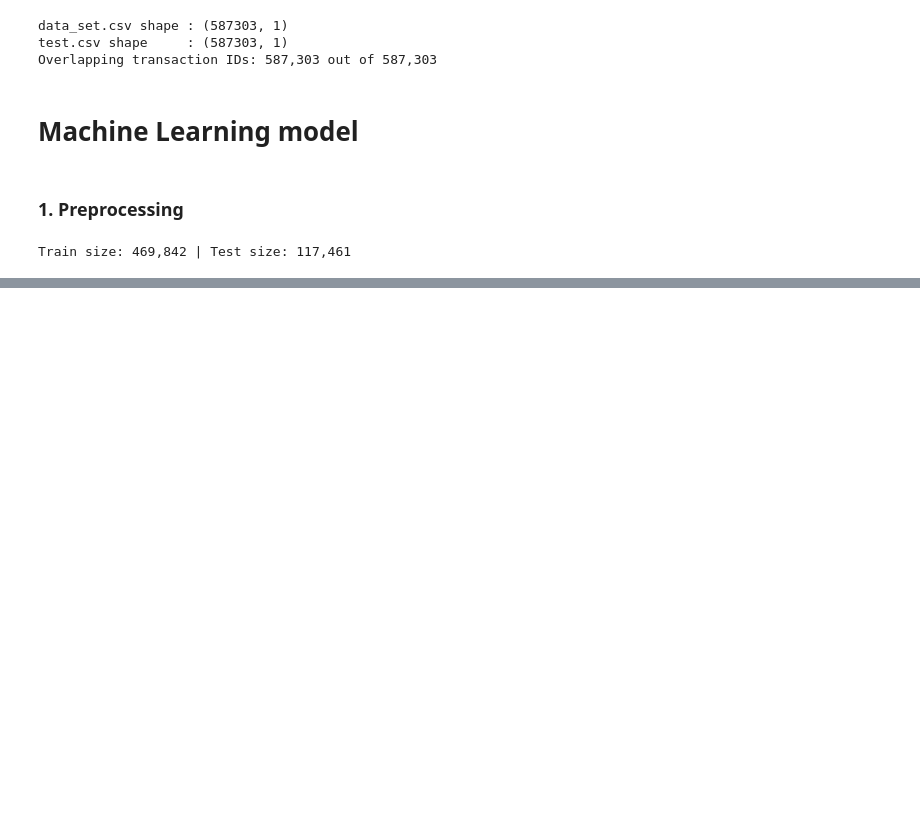
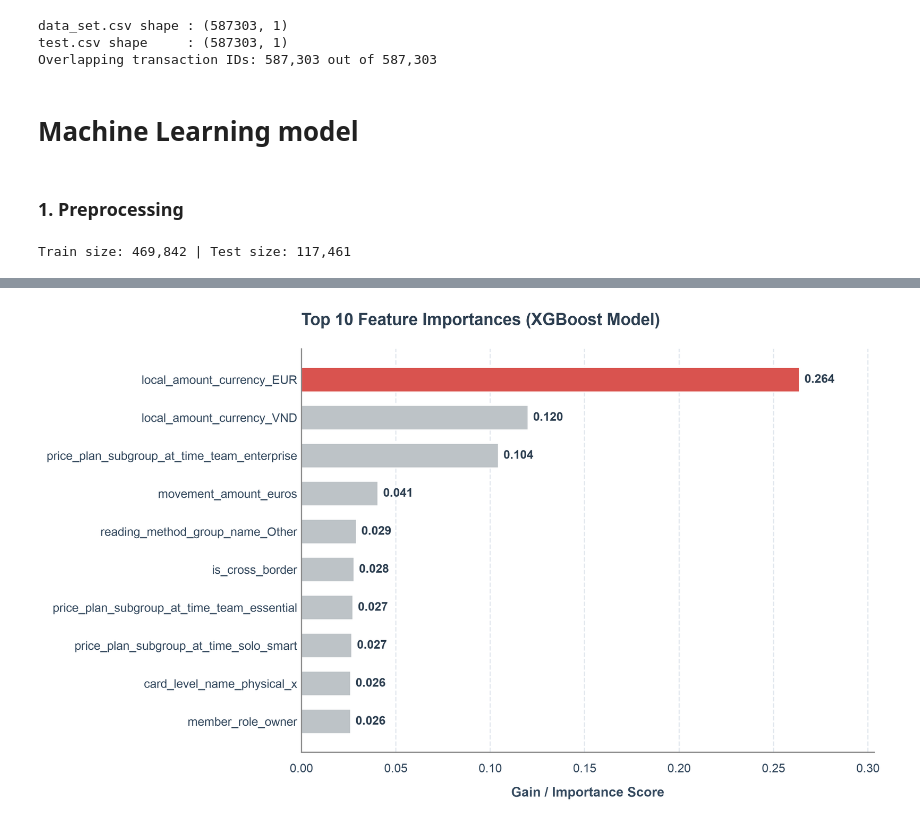
Before and after one commit to onantha/QontoBC, a Jupyter notebook: fraud_analysis.ipynb, the cells around one changed output, grey strips where cells are left out. Saved outputs shown, nothing was run; the diff lists cells and outputs as text; code cells hidden in the pictures; blank space fills up the shorter version.

```diff
--- a/fraud_analysis.ipynb
+++ b/fraud_analysis.ipynb
@@ -536,0 +775,66 @@ Passing `palette` without assigning `hue` is deprecated and will be removed in v
+# %%
+import matplotlib.pyplot as plt
+import seaborn as sns
+import pandas as pd
+
+# 1. Extract Top 10 Features
+feat_imp = pd.Series(model.feature_importances_, index=feature_cols).sort_values(ascending=False).head(10)
+df_feat = pd.DataFrame({'Feature': feat_imp.index, 'Importance': feat_imp.values}).sort_values('Importance', ascending=True)
+
+# 2. Setup Figure & Theme
+sns.set_theme(style='white')
+fig, ax = plt.subplots(figsize=(10, 6), dpi=300)
+
+# 3. Custom Palette (Highlight #1 feature in red, soft neutral for others)
+colors = ['#BDC3C7'] * 9 + ['#D9534F']
+
+# Set zorder=2 for bars so they sit cleanly on top of gridlines (zorder=1)
+bars = ax.barh(df_feat['Feature'], df_feat['Importance'], color=colors, height=0.65, zorder=2)
+
+# 4. Add Direct Value Labels on Bars
+for bar in bars:
+    width = bar.get_width()
+    ax.text(
+        width + (df_feat['Importance'].max() * 0.01),
+        bar.get_y() + bar.get_height()/2,
+        f'{width:.3f}',
+        va='center',
+        ha='left',
+        fontsize=10,
+        fontweight='semibold',
+        color='#2C3E50',
+        zorder=3
+    )
+
+# 5. Styling Headers & Axes
+ax.set_title('Top 10 Feature Importances (XGBoost Model)', fontsize=14, fontweight='bold', pad=20, loc='left', color='#2C3E50')
+ax.set_xlabel('Gain / Importance Score', fontsize=11, fontweight='semibold', color='#34495E', labelpad=10)
+ax.set_ylabel('')
+
+# Extend X limit slightly for text annotations
+ax.set_xlim(0, df_feat['Importance'].max() * 1.15)
+
+# 6. Grid & Border Adjustments
+# Vertical grid lines behind the bars
+ax.grid(True, axis='x', linestyle='--', alpha=0.5, color='#CBD5E1', zorder=1)
+
+# Keep Left and Bottom spines, remove Top and Right
+sns.despine(top=True, right=True, left=False, bottom=False)
+
+# KEY FIX: Force spines to draw on top of everything (zorder=5) with clean gray styling
+for spine_name in ['left', 'bottom']:
+    ax.spines[spine_name].set_zorder(5)
+    ax.spines[spine_name].set_color('#888888')
+    ax.spines[spine_name].set_linewidth(1.0)
+
+# Tick formatting
+ax.tick_params(axis='x', rotation=0, labelsize=10, colors='#34495E')
+ax.tick_params(axis='y', length=0, labelsize=10, colors='#34495E')
+
+plt.tight_layout()
+
+# Save for Slides
+plt.savefig('feature_importance_bar_clean.png', bbox_inches='tight', dpi=300, facecolor='white')
+plt.show()
+# %% [output]
+[figure, added]
```
Also changed, not shown: parts of 9 cells of this notebook, 2 other files.
